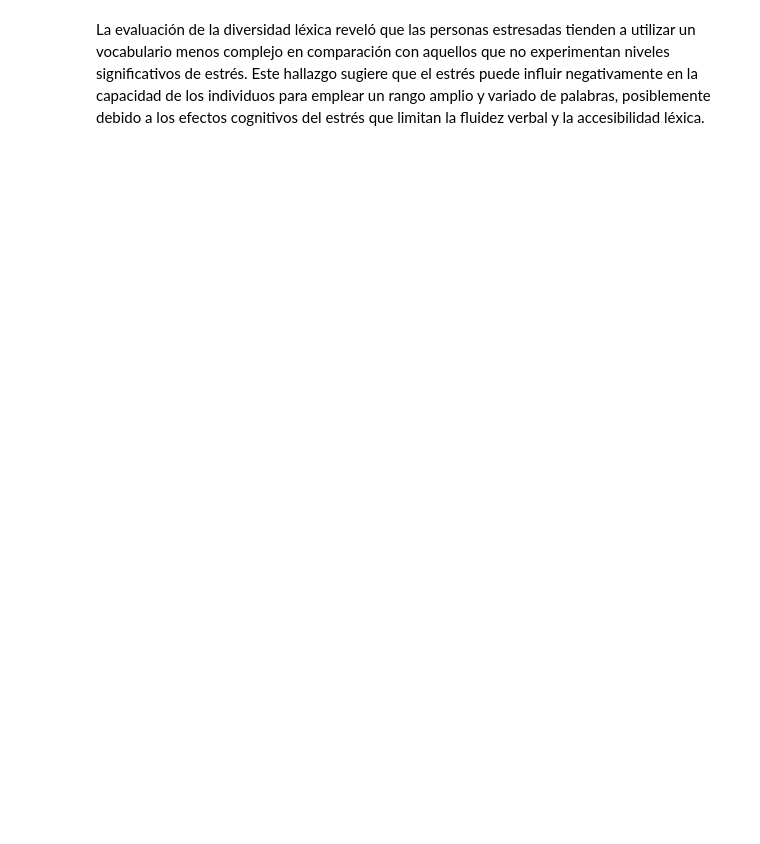
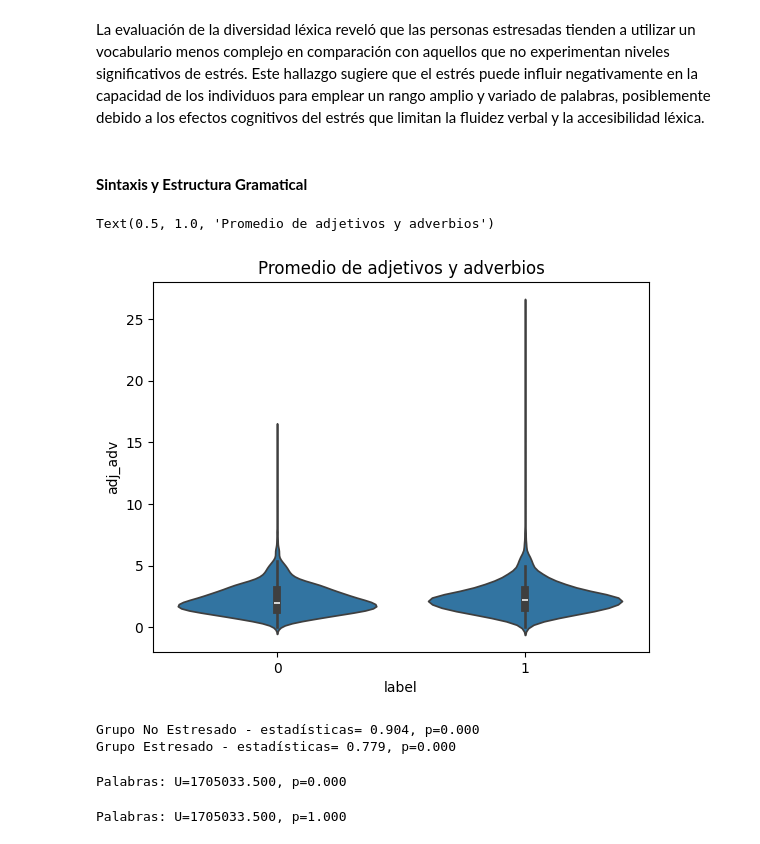
Before and after one commit to fjmoyao/depression_detection, a Jupyter notebook: src/EDA hipotesis testing.ipynb, the cells around one changed output. Drawn from its saved outputs; the diff is of its cells as text; code cells hidden in the pictures; blank space fills up the shorter version.

```diff
--- a/src/EDA hipotesis testing.ipynb
+++ b/src/EDA hipotesis testing.ipynb
@@ -135,12 +169,6 @@ A través de estas pruebas, se identificó una diferencia estadísticamente sign
 Estos hallazgos sugieren que, aunque la estructura de las oraciones no varía significativamente con el estado de estrés, el uso de palabras más cortas podría reflejar un impacto del estrés en la selección léxica de los individuos.
 # %% [markdown]
 #### **Diversidad Léxica**
-# %%
-#Se eliminan los carateres especiales
-df["clean_text2"]= df["text"].apply(lambda x: re.sub(r'[^\w\s]', '', x))
-
-# se almacenan todos los textos en una lista
-texts = df['clean_text2'].tolist()
 # %%
 # Procesar los textos en lotes
 docs = nlp.pipe(texts)
@@ -198,2 +225,39 @@ Palabras: U=1319646.500, p=0.000
 # %% [markdown]
 La evaluación de la diversidad léxica reveló que las personas estresadas tienden a utilizar un vocabulario menos complejo en comparación con aquellos que no experimentan niveles significativos de estrés. Este hallazgo sugiere que el estrés puede influir negativamente en la capacidad de los individuos para emplear un rango amplio y variado de palabras, posiblemente debido a los efectos cognitivos del estrés que limitan la fluidez verbal y la accesibilidad léxica.
+# %% [markdown]
+#### **Sintaxis y Estructura Gramatical**
+# %%
+# Procesar los textos en lotes
+docs = nlp.pipe(texts_sentence_sep)
+
+#Calculo del promedio de adjetivos y adverbios
+df["adj_adv"]  = [utils.average_adv_adj(doc) for doc in docs]
+# %%
+# Visualización de las distribuciones
+ax= sns.violinplot(x='label', y="adj_adv", data=df)
+ax.set_title('Promedio de adjetivos y adverbios')
+# %% [output]
+Text(0.5, 1.0, 'Promedio de adjetivos y adverbios')
+[figure, added]
+# %%
+# Test de Shapiro-Wilk para normalidad
+stat, p = shapiro(df[df['label'] == 0]['adj_adv'])
+print('Grupo No Estresado - estadísticas= %.3f, p=%.3f' % (stat, p))
+
+stat, p = shapiro(df[df['label'] == 1]['adj_adv'])
+print('Grupo Estresado - estadísticas= %.3f, p=%.3f' % (stat, p))
+# %% [output]
+Grupo No Estresado - estadísticas= 0.904, p=0.000
+Grupo Estresado - estadísticas= 0.779, p=0.000
+# %%
+u_stat, p_val = mannwhitneyu(df[df['label'] == 1]['adj_adv'],
+                             df[df['label'] == 0]['adj_adv'])
+print('Palabras: U=%.3f, p=%.3f' % (u_stat, p_val))
+# %% [output]
+Palabras: U=1705033.500, p=0.000
+# %%
+u_stat, p_val = mannwhitneyu(df[df['label'] == 1]['adj_adv'],
+                             df[df['label'] == 0]['adj_adv'], alternative="less")
+print('Palabras: U=%.3f, p=%.3f' % (u_stat, p_val))
+# %% [output]
+Palabras: U=1705033.500, p=1.000
```
Also changed, not shown: parts of 31 cells of this notebook.
